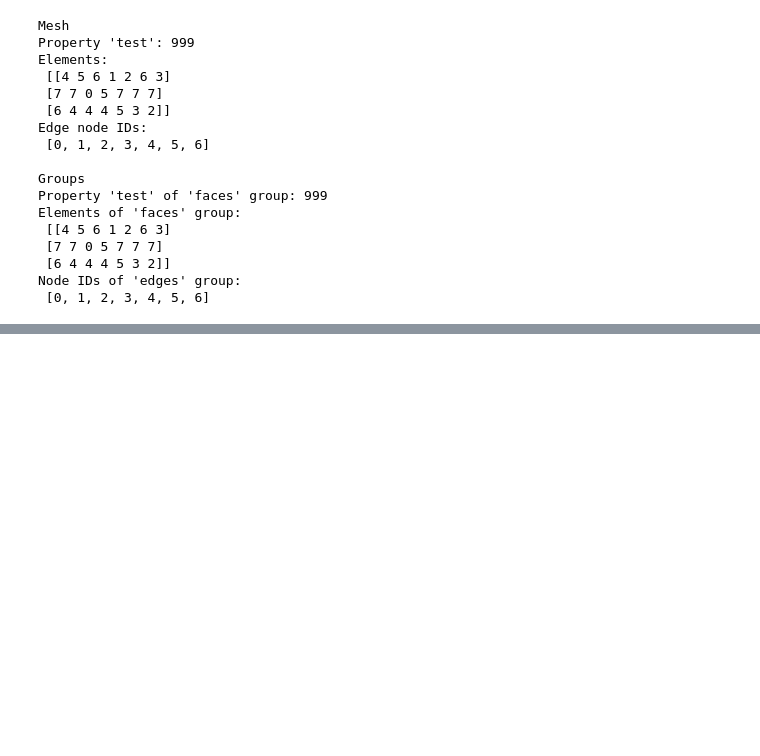
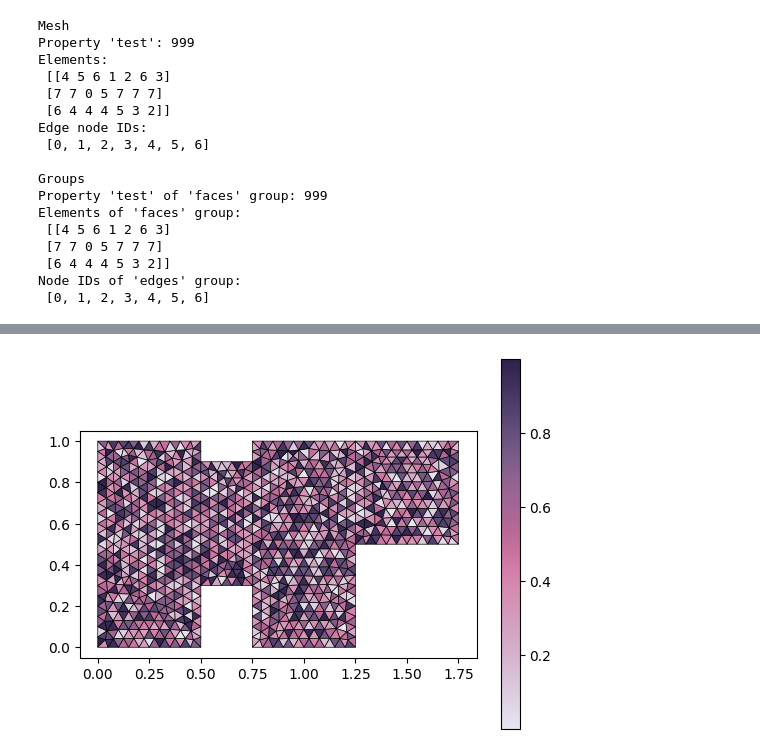
Before and after one commit to matthiasbaitsch/GmshPy, a Jupyter notebook: demos/FEMeshDemo.ipynb, the cells around one changed output, grey strips where cells are left out. Saved outputs shown, nothing was run; the diff lists cells and outputs as text; code cells hidden in the pictures; blank space fills up the shorter version.

```diff
--- a/demos/FEMeshDemo.ipynb
+++ b/demos/FEMeshDemo.ipynb
@@ -212,0 +225,4 @@ Node IDs of 'edges' group:
+# %%
+m5.plot(np.random.rand(m5.Ne))
+# %% [output]
+[figure, added]
```
Also changed, not shown: parts of 9 cells of this notebook, 2 other files.
